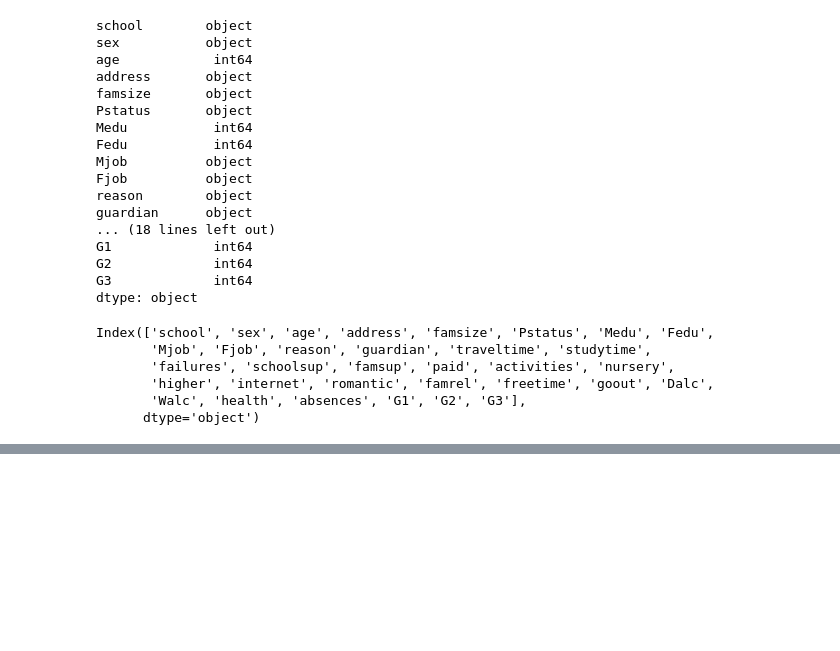
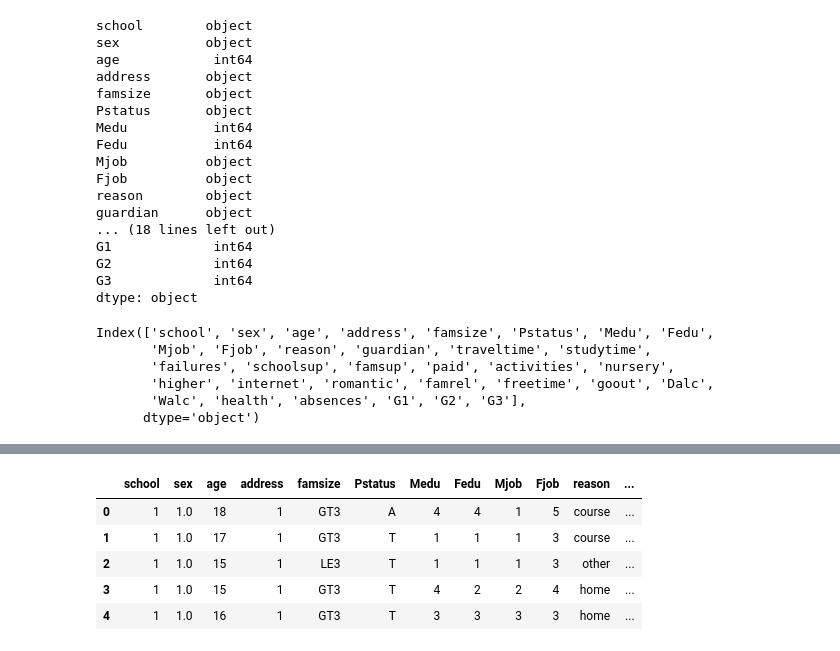
Before and after one commit to Ravneet-kaur1102/ML-Live-Session, a Jupyter notebook: 02_ExploratoryDataAnalysis.ipynb, the cells around one changed output, grey strips where cells are left out. Saved outputs shown, nothing was run; the diff lists cells and outputs as text; code cells hidden in the pictures; blank space fills up the shorter version.

Commit message:
Data Processing till  converting the data values to binary and fetching the particular columns.

```diff
--- a/02_ExploratoryDataAnalysis.ipynb
+++ b/02_ExploratoryDataAnalysis.ipynb
@@ -140,0 +159,23 @@ Index(['school', 'sex', 'age', 'address', 'famsize', 'Pstatus', 'Medu', 'Fedu',
+# %%
+# convert categories into column
+
+#binary valued
+
+mathData['school']=mathData['school'].apply({'GP':1, 'MS':2}.get)
+mathData['romantic'] = mathData['romantic'].apply({'yes':1,'no':2}.get)
+mathData['sex']=mathData['sex'].apply({'F':1,'N':2}.get)
+mathData['nursery']=mathData['nursery'].apply({'yes':1,'no':2}.get)
+mathData['address']=mathData['address'].apply({'U':1,'R':2}.get)
+
+#multivalued
+mathData['Mjob']=mathData['Mjob'].apply({'at_home':1,'health':2,'other':3,'services':4,'teacher':5}.get)
+mathData['Fjob']=mathData['Fjob'].apply({'at_home':1,'health':2,'other':3,'services':4,'teacher':5}.get)
+
+mathData.head(5)
+# %% [output]
+|  | school | sex | age | address | famsize | Pstatus | Medu | Fedu | Mjob | Fjob | reason | ... |
+| 0 | 1 | 1.0 | 18 | 1 | GT3 | A | 4 | 4 | 1 | 5 | course | ... |
+| 1 | 1 | 1.0 | 17 | 1 | GT3 | T | 1 | 1 | 1 | 3 | course | ... |
+| 2 | 1 | 1.0 | 15 | 1 | LE3 | T | 1 | 1 | 1 | 3 | other | ... |
+| 3 | 1 | 1.0 | 15 | 1 | GT3 | T | 4 | 2 | 2 | 4 | home | ... |
+| 4 | 1 | 1.0 | 16 | 1 | GT3 | T | 3 | 3 | 3 | 3 | home | ... |
```
Also changed, not shown: parts of 4 cells of this notebook.
